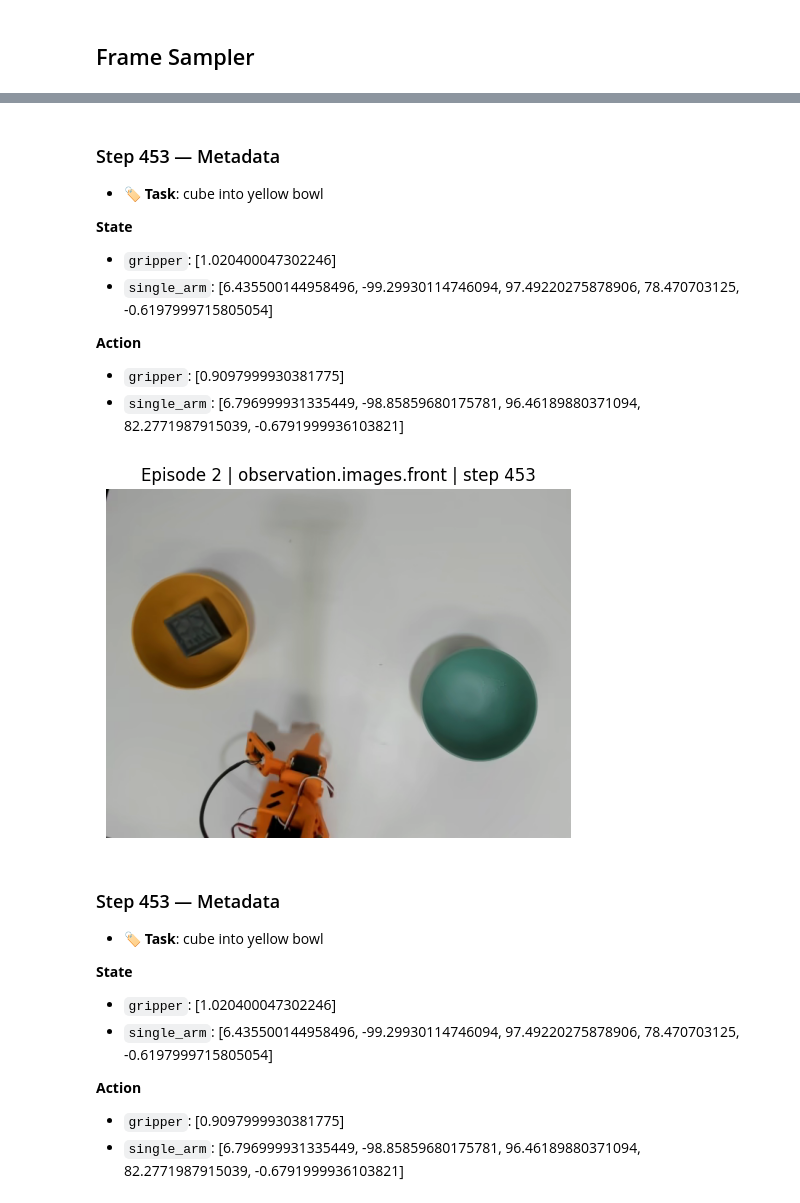
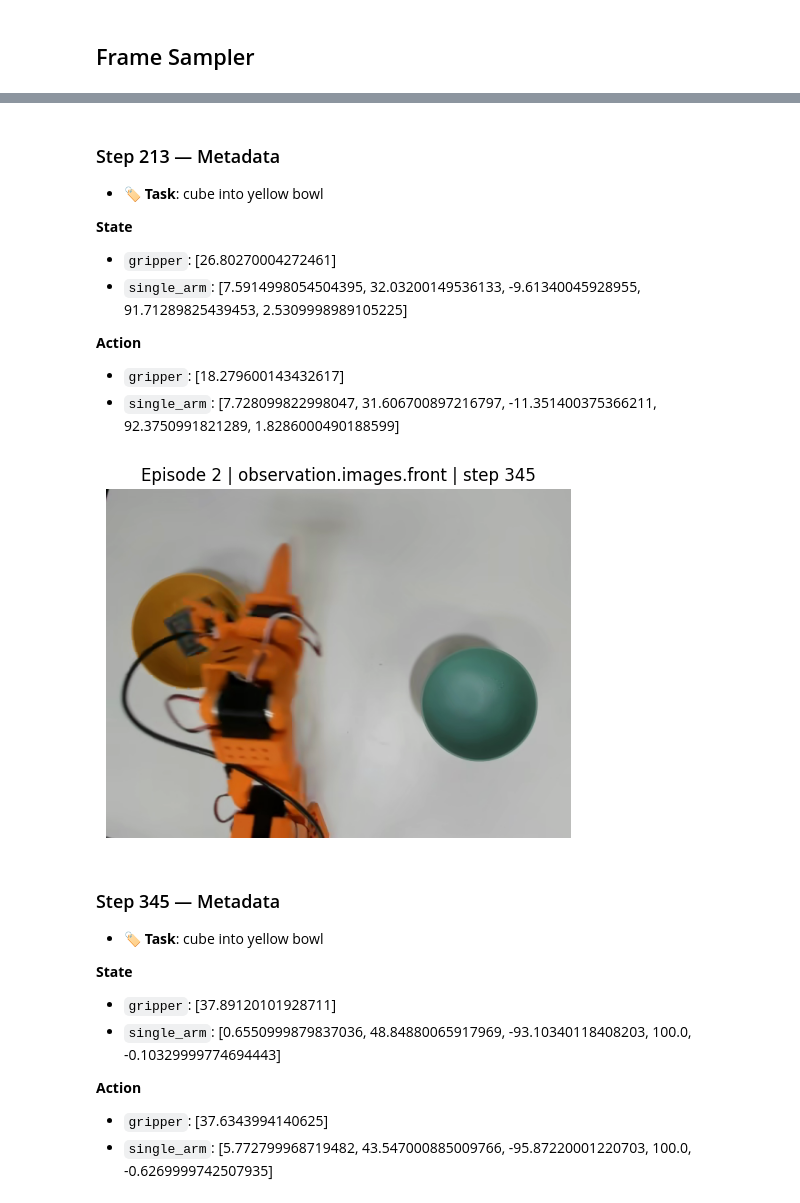
Before and after one commit to CodingCat/lerobot-explorer, a Jupyter notebook: lerobot-explorer.ipynb, the cells around one changed output, grey strips where cells are left out. Drawn from its saved outputs; the diff is of its cells as text; code cells hidden in the pictures.

Commit message:
add index

```diff
--- a/lerobot-explorer.ipynb
+++ b/lerobot-explorer.ipynb
@@ -926,7 +941,7 @@ sample_steps = sample_steps_random(T, k=5)
 for s in sample_steps:
     show_step_view(
         episode_index=EPISODE_INDEX,
-        step_index=last_step,
+        step_index=s,
         video_key=VIDEO_KEY,
         df=df,
         mp4_paths=mp4_paths,
@@ -971,21 +986,21 @@ for s in sample_steps:
-### Step 453 — Metadata
+### Step 213 — Metadata
 - 🏷 **Task**: cube into yellow bowl
 
 **State**
-- `gripper`: [1.020400047302246]
-- `single_arm`: [6.435500144958496, -99.29930114746094, 97.49220275878906, 78.470703125, -0.6197999715805054]
+- `gripper`: [26.80270004272461]
+- `single_arm`: [7.5914998054504395, 32.03200149536133, -9.61340045928955, 91.71289825439453, 2.5309998989105225]
 
 **Action**
-- `gripper`: [0.9097999930381775]
-- `single_arm`: [6.796999931335449, -98.85859680175781, 96.46189880371094, 82.2771987915039, -0.6791999936103821]
+- `gripper`: [18.279600143432617]
+- `single_arm`: [7.728099822998047, 31.606700897216797, -11.351400375366211, 92.3750991821289, 1.8286000490188599]
-[figure, old version]
+[figure, new version]
-### Step 453 — Metadata
+### Step 345 — Metadata
 - 🏷 **Task**: cube into yellow bowl
 
 **State**
-- `gripper`: [1.020400047302246]
-- `single_arm`: [6.435500144958496, -99.29930114746094, 97.49220275878906, 78.470703125, -0.6197999715805054]
+- `gripper`: [37.89120101928711]
+- `single_arm`: [0.6550999879837036, 48.84880065917969, -93.10340118408203, 100.0, -0.10329999774694443]
 
 **Action**
-- `gripper`: [0.9097999930381775]
-- `single_arm`: [6.796999931335449, -98.85859680175781, 96.46189880371094, 82.2771987915039, -0.6791999936103821]
+- `gripper`: [37.6343994140625]
+- `single_arm`: [5.772799968719482, 43.547000885009766, -95.87220001220703, 100.0, -0.6269999742507935]
```
Also changed, not shown: parts of 2 cells of this notebook.
